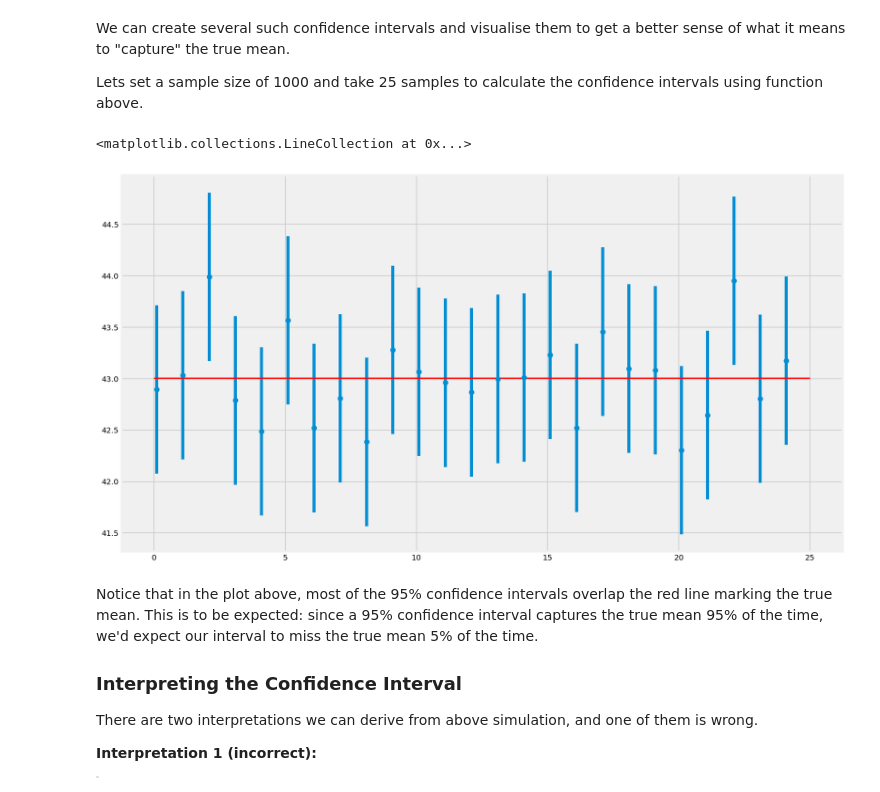
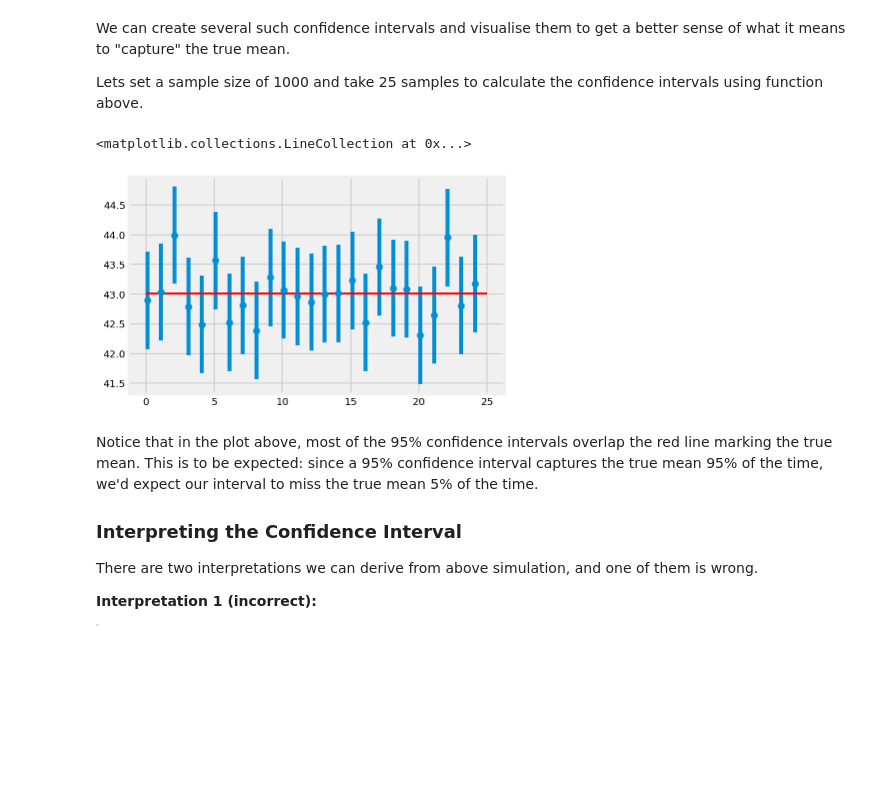
Before and after one commit to karenyilin/dsc-2-19-15-confidence-intervals-lab-nyc-ds-career-012819, a Jupyter notebook: index.ipynb, the cells around one changed output. Cells and saved outputs as stored; diff of their text form; code cells hidden in the pictures; blank space fills up the shorter version.

```diff
--- a/index.ipynb
+++ b/index.ipynb
@@ -346,21 +346,21 @@ for sample in range(25):
 # %%
 # plot the mean and confidence interval for each sample as error bars
 # plot the population mean
 
-plt.figure(figsize=(15,9))
+#plt.figure(figsize=(15,9))
 
 plt.errorbar(x=np.arange(0.1, 25, 1),
              y=sample_means,
              yerr=[(top-bot)/2 for top,bot in intervals],
              fmt='o')
 
 plt.hlines(xmin=0, xmax=25,
            y=43.0023,
            linewidth=2.0,
            color="red")
 # %% [output]
 <matplotlib.collections.LineCollection at 0x...>
-[figure, old version]
+[figure, new version]
 # %% [markdown]
 Notice that in the plot above, most of the 95% confidence intervals overlap the red line marking the true mean. This is to be expected: since a 95% confidence interval captures the true mean 95% of the time, we'd expect our interval to miss the true mean 5% of the time.
 
```
